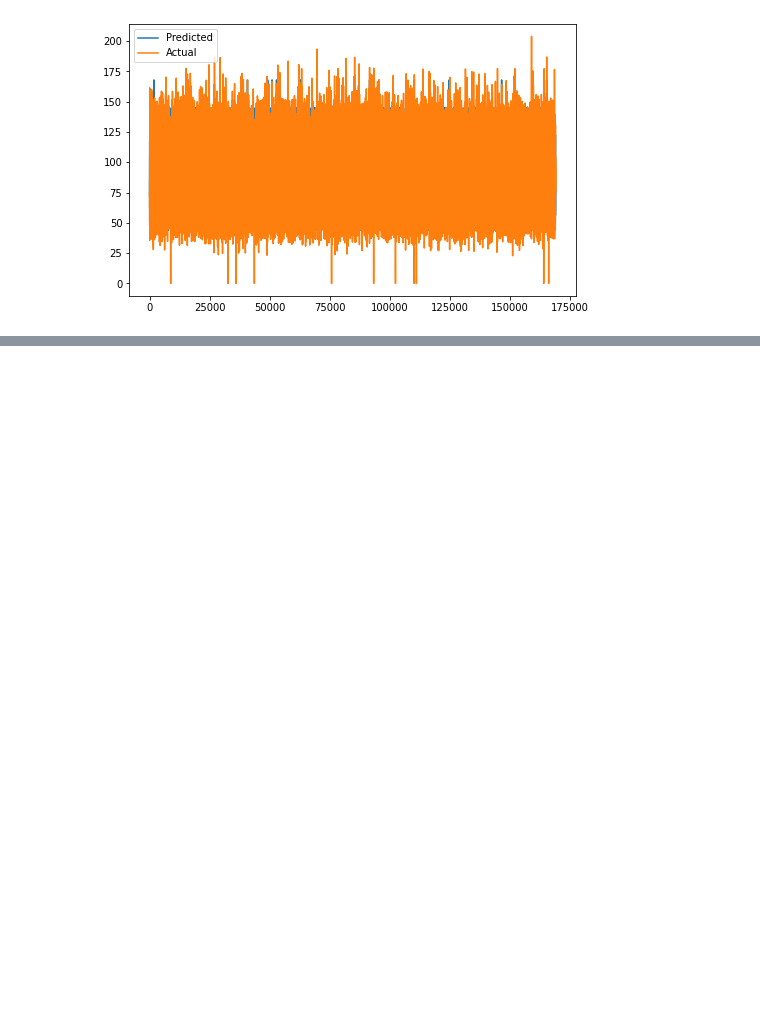
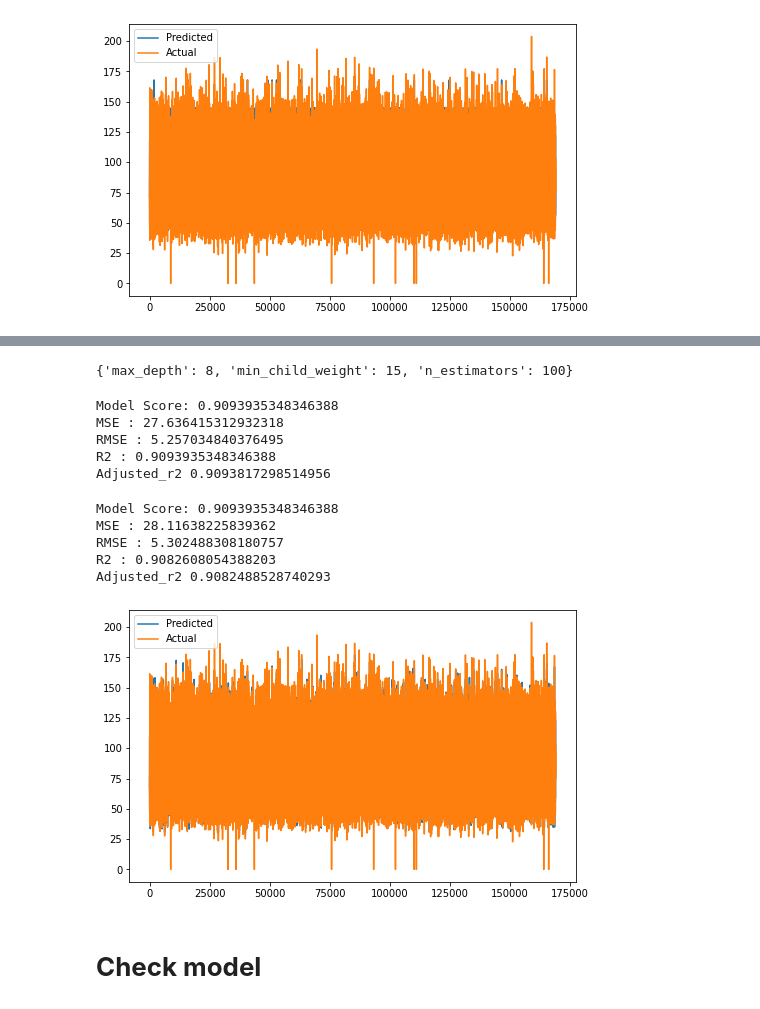
Before and after one commit to ChetanJadhav2341/Rossmann-Sales-Prediction, a Jupyter notebook: Rossmann_Sales_Prediction_Capstone_Project.ipynb, the cells around one changed output, grey strips where cells are left out. Drawn from its saved outputs; the diff is of its cells as text; code cells hidden in the pictures; blank space fills up the shorter version.

```diff
--- a/Rossmann_Sales_Prediction_Capstone_Project.ipynb
+++ b/Rossmann_Sales_Prediction_Capstone_Project.ipynb
@@ -1007,0 +1149,10 @@ plt.show()
+# %%
+import xgboost as xgb
+xg_model=xgb.XGBRegressor()
+
+parameter = { 'max_depth':[8],
+            'min_child_weight': [15],
+            'n_estimators': [100]}
+# %%
+xg_regression = GridSearchCV(xg_model, param_grid=parameter,scoring="roc_auc", cv=5, verbose=3)
+xg_regression.fit(x_train, y_train)
@@ -1007,0 +1226,59 @@ plt.show()
+# %%
+xg_regression.best_params_
+# xg_regression.best_estimator_
+# %% [output]
+{'max_depth': 8, 'min_child_weight': 15, 'n_estimators': 100}
+# %%
+xg_regression.best_estimator_
+xg_optimal_model = xg_regression.best_estimator_
+# xg_grid.best_params_
+# Making predictions on train and test data
+# %%
+y_pred_train_x_g = xg_optimal_model.predict(x_train)
+y_pred_test_x_g = xg_optimal_model.predict(x_test)
+# %%
+#xg after training score for train data
+print("Model Score:",xg_optimal_model.score(x_train,y_train))
+MSE= mean_squared_error(y_train, y_pred_train_x_g)
+print("MSE :",MSE)
+RMSE=np.sqrt(MSE)
+print("RMSE :",RMSE)
+r2= r2_score(y_train, y_pred_train_x_g)
+print("R2 :",r2)
+Adjusted_r2=1-((1-r2)*(x_test.shape[0]-1))/(x_test.shape[0]-x_test.shape[1]-1)
+print("Adjusted_r2",Adjusted_r2)
+train['XGB']=MSE,RMSE,r2,Adjusted_r2
+# %% [output]
+Model Score: 0.9093935348346388
+MSE : 27.636415312932318
+RMSE : 5.257034840376495
+R2 : 0.9093935348346388
+Adjusted_r2 0.9093817298514956
+# %%
+#Xg boost after training for test
+print("Model Score:",xg_optimal_model.score(x_train,y_train))
+MSE= mean_squared_error(y_test, y_pred_test_x_g)
+print("MSE :",MSE)
+RMSE=np.sqrt(MSE)
+print("RMSE :",RMSE)
+r2= r2_score((y_test), (y_pred_test_x_g))
+print("R2 :",r2)
+Adjusted_r2=1-((1-r2)*(x_test.shape[0]-1))/(x_test.shape[0]-x_test.shape[1]-1)
+print("Adjusted_r2",Adjusted_r2)
+test['XGB']=MSE,RMSE,r2,Adjusted_r2
+# %% [output]
+Model Score: 0.9093935348346388
+MSE : 28.11638225839362
+RMSE : 5.302488308180757
+R2 : 0.9082608054388203
+Adjusted_r2 0.9082488528740293
+# %%
+plt.figure(figsize=(8,5))
+plt.plot((y_pred_test_x_g))
+plt.plot(np.array((y_test)))
+plt.legend(["Predicted","Actual"])
+plt.show()
+# %% [output]
+[figure, added]
+# %% [markdown]
+# **Check model**
```
Also changed, not shown: parts of 43 cells of this notebook.
